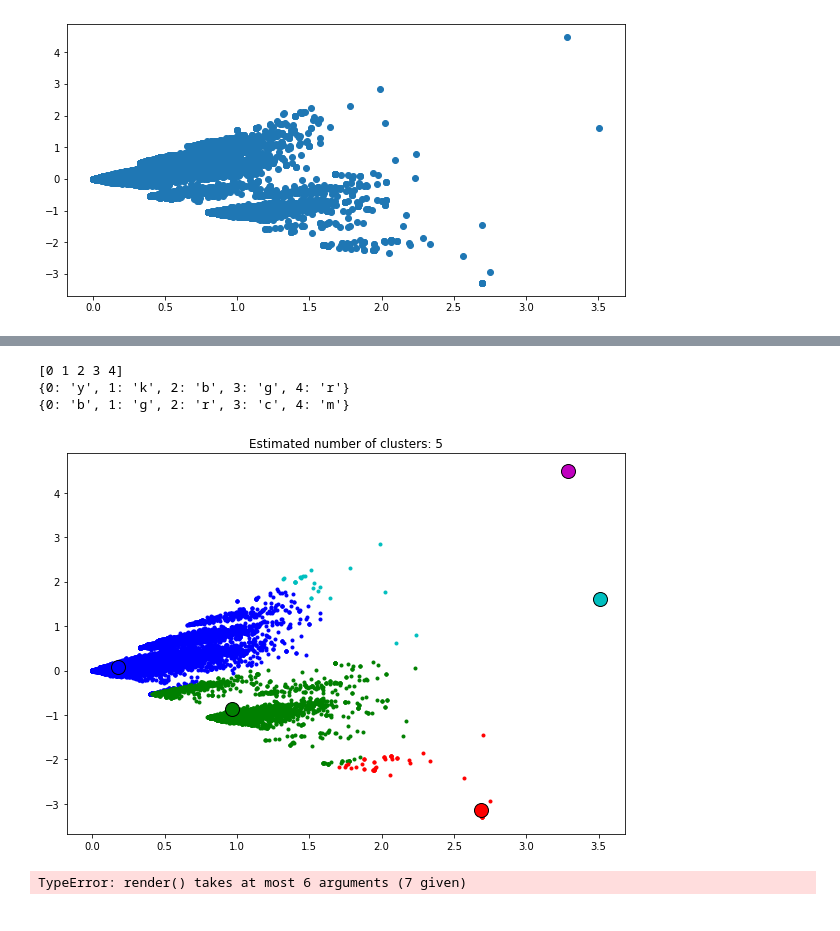
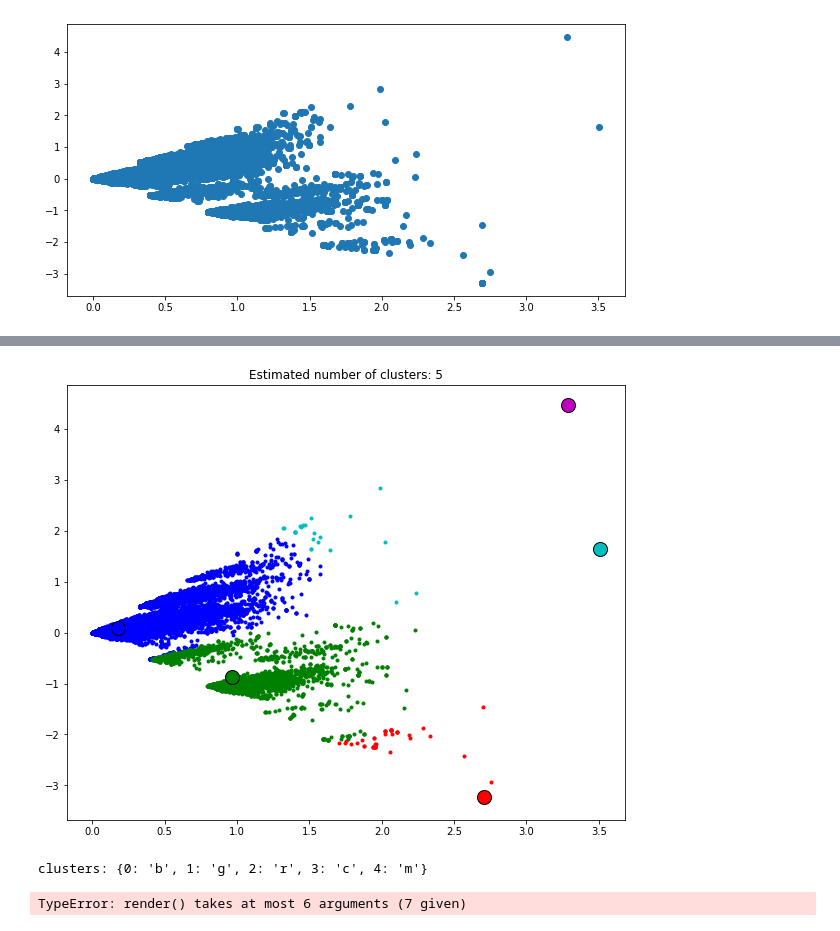
Before and after one commit to jpcastillog/Proyecto-INF-335, a Jupyter notebook: Proyecto_Busqueda_Web.ipynb, the cells around one changed output, grey strips where cells are left out. Drawn from its saved outputs; the diff is of its cells as text; code cells hidden in the pictures.

```diff
--- a/Proyecto_Busqueda_Web.ipynb
+++ b/Proyecto_Busqueda_Web.ipynb
@@ -520,34 +571,34 @@ plt.show()
 # %%
 import matplotlib.pyplot as plt
 from itertools import cycle
 
+plt.rcParams['figure.figsize'] = [10, 8]
+
 labels = ms.labels_
 cluster_centers = ms.cluster_centers_
 labels_unique = np.unique(labels)
-print(labels_unique)
 n_clusters_ = len(labels_unique)
 
-plt.figure(figsize=(10,7))
+plt.figure(figsize=(10,8))
 plt.clf()
 
 dict_colors = {}
 colors = cycle('bgrcmykbgrcmykbgrcmykbgrcmyk')
 for k, col in zip(range(n_clusters_), colors):
     dict_colors[k] = col
     my_members = labels == k
     cluster_center = cluster_centers[k]
     plt.plot(x_plot[my_members, 0], x_plot[my_members, 1], col + '.')
     plt.plot(cluster_center[0], cluster_center[1], 'o', markerfacecolor=col,
              markeredgecolor='k', markersize=14)
 plt.title('Estimated number of clusters: %d' % n_clusters_)
-print(dict(zip(range(n_clusters_), colors)))
-print(dict_colors)
 plt.show()
 # %% [output]
-[0 1 2 3 4]
-{0: 'y', 1: 'k', 2: 'b', 3: 'g', 4: 'r'}
-{0: 'b', 1: 'g', 2: 'r', 3: 'c', 4: 'm'}
-[figure, old version]
+[figure, new version]
+# %%
+print(f'clusters: {dict_colors}')
+# %% [output]
+clusters: {0: 'b', 1: 'g', 2: 'r', 3: 'c', 4: 'm'}
 # %%
 cluster_df = pd.DataFrame({'tweet_token': tokens, 'cluster': labels})
 first_cluster =  cluster_df[cluster_df['cluster']==0]
```
Also changed, not shown: parts of 25 cells of this notebook, 3 other files.
